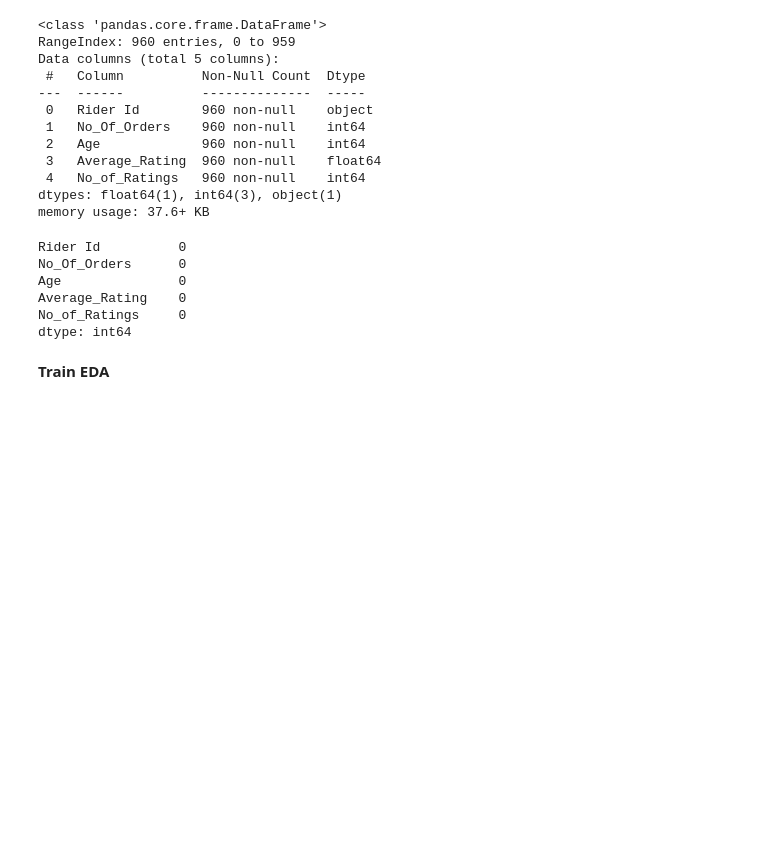
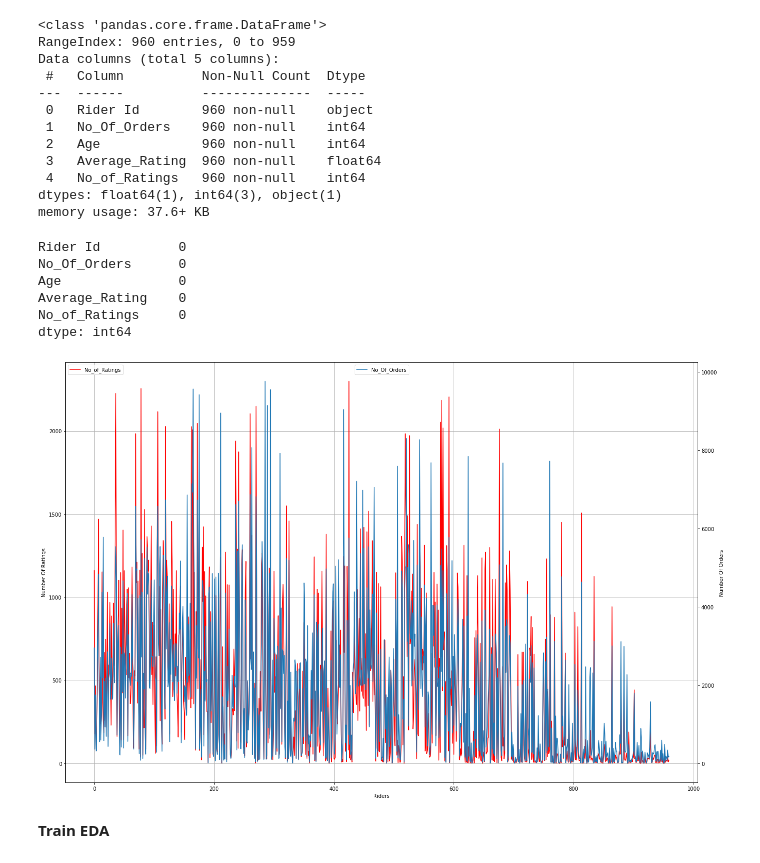
Before and after one commit to Mangalis0/Zindi-Regression-Hackathon, a Jupyter notebook: Faatimah_'fresh'_notebook_.ipynb, the cells around one changed output. Drawn from its saved outputs; the diff is of its cells as text; code cells hidden in the pictures; blank space fills up the shorter version.

```diff
--- a/Faatimah_'fresh'_notebook_.ipynb
+++ b/Faatimah_'fresh'_notebook_.ipynb
@@ -131,6 +131,38 @@ Age               0
 Average_Rating    0
 No_of_Ratings     0
 dtype: int64
+# %%
+# Riders Number Of Ratings Vs Number Of Orders
+
+from matplotlib import rc
+
+rc('mathtext', default='regular')
+# Create Empty figure
+build = plt.figure(figsize=(22,15))
+
+# Split Figure To Allow Two Sets Of Y Axes
+axes1 = build.add_subplot(111)
+
+# Plot The First Line On Its Axis
+axes1.plot(np.arange(len(riders["No_of_Ratings"])), riders["No_of_Ratings"], '-', label = "No_of_Ratings", color='red')
+
+# Create Second Y Axis And Plot Second Line
+axes2 = axes1.twinx()
+axes2.plot(np.arange(len(riders["No_Of_Orders"])), riders["No_Of_Orders"], '-', label = "No_Of_Orders")
+
+# Add Legends For Each Axis
+axes1.legend(loc=2)
+axes2.legend(loc=9)
+
+axes1.grid()
+
+# Set Labels Of Axes
+axes1.set_xlabel("Riders")
+axes1.set_ylabel("Number Of Ratings")
+axes2.set_ylabel("Number Of Orders")
+plt.show()
+# %% [output]
+[figure, added]
 # %% [markdown]
 **Train EDA**
 # %%
```
